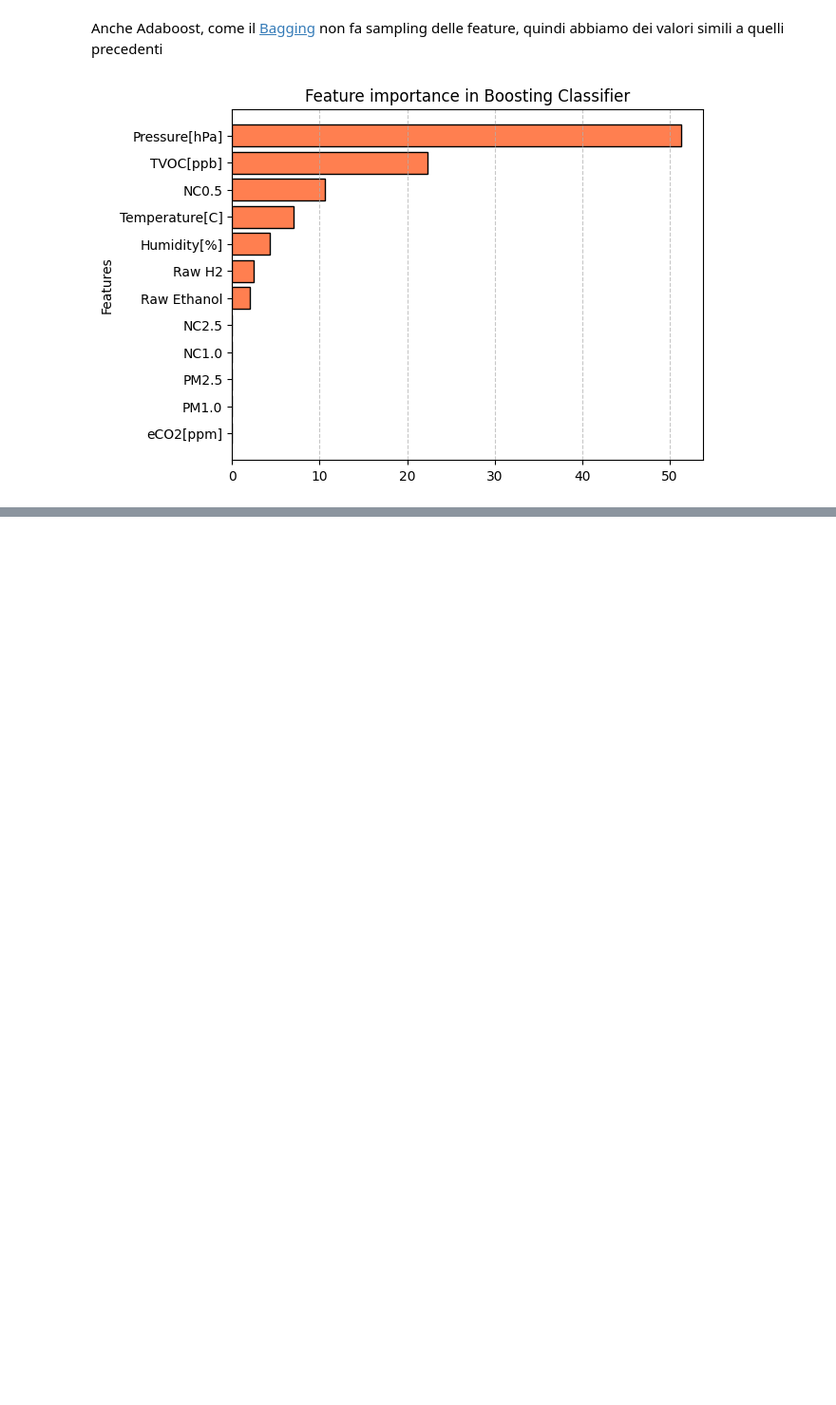
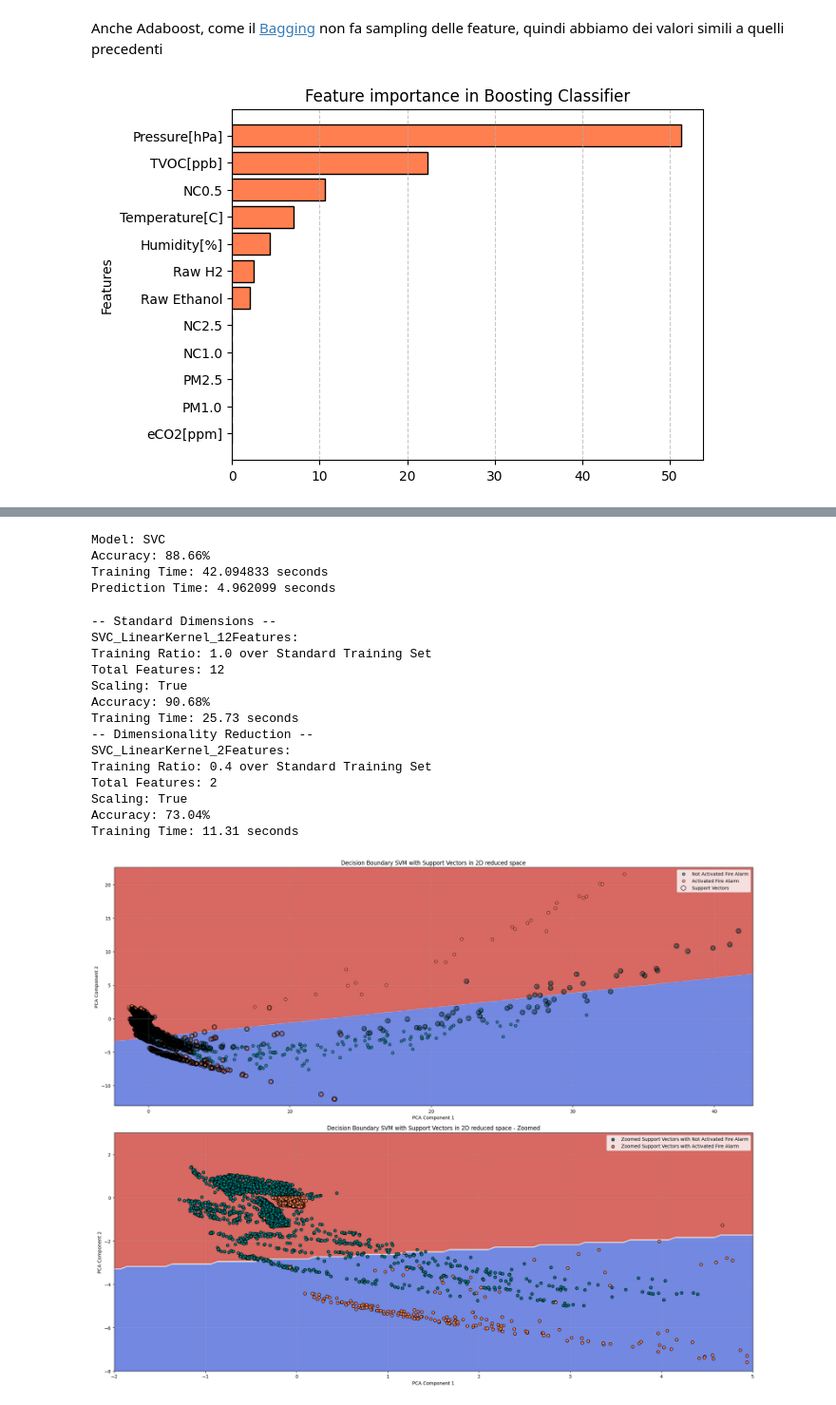
Before and after one commit to bernagit/machine_learning, a Jupyter notebook: main.ipynb, the cells around one changed output, grey strips where cells are left out. Shown at 95% size. Saved outputs shown, nothing was run; the diff lists cells and outputs as text; code cells hidden in the pictures; blank space fills up the shorter version.

```diff
--- a/main.ipynb
+++ b/main.ipynb
@@ -905,0 +938,28 @@ plt.show()
+# %%
+svc_poly_model = SVC(kernel="poly", random_state=random_seed)
+model = Model(svc_poly_model)
+
+models[model.__name__()] = model
+
+# training
+start = time.time()
+svc_poly_model.fit(x_train, y_train)
+elapsed = time.time() - start
+models[model.__name__()].train_time = elapsed
+
+# prediction
+start = time.time()
+svc_poly_prediction = svc_poly_model.predict(x_test)
+elapsed = time.time() - start
+models[model.__name__()].prediction_time = elapsed
+
+# accuracy
+svc_poly_accuracy = accuracy_score(y_test, svc_poly_prediction)
+models[model.__name__()].accuracy = svc_poly_accuracy
+
+models[model.__name__()].__str__()
+# %% [output]
+Model: SVC
+Accuracy: 88.66%
+Training Time: 42.094833 seconds
+Prediction Time: 4.962099 seconds
@@ -905,0 +998,8 @@ plt.show()
+# %%
+def reduce_dimensionality(x_train, x_test, n_components=2, random_seed=random_seed):
+    pca = PCA(n_components=n_components, random_state=random_seed)
+
+    x_pca = pca.fit_transform(x_train)
+    x_test_pca = pca.transform(x_test)
+
+    return x_pca, x_test_pca
@@ -905,0 +1065,26 @@ plt.show()
+# %%
+def print_svm_model(kernel):
+    print("-- Standard Dimensions --")
+    svm_model, svm_training_data, svm_test_data, svm_y_train, svm_y_test = train_svm(kernel, x_train, y_train, x_test, y_test, train_ratio=1.0)
+    x_train_2d, x_test_2d = reduce_dimensionality(svm_training_data, svm_test_data)
+    print("-- Dimensionality Reduction --")
+    svc_2d_poly_model, svm_2d_training_data, svm_2d_test_data, svm_2d_y_train, svm_2d_y_test = train_svm(kernel, x_train_2d, svm_y_train, x_test_2d, svm_y_test,train_ratio=0.4)
+    plot_svm_results(svc_2d_poly_model, svm_2d_training_data, svm_2d_y_train)
+# %%
+print_svm_model("linear")
+# %% [output]
+-- Standard Dimensions --
+SVC_LinearKernel_12Features:
+Training Ratio: 1.0 over Standard Training Set
+Total Features: 12
+Scaling: True
+Accuracy: 90.68%
+Training Time: 25.73 seconds
+-- Dimensionality Reduction --
+SVC_LinearKernel_2Features:
+Training Ratio: 0.4 over Standard Training Set
+Total Features: 2
+Scaling: True
+Accuracy: 73.04%
+Training Time: 11.31 seconds
+[figure, added]
```
Also changed, not shown: parts of 14 cells of this notebook.
